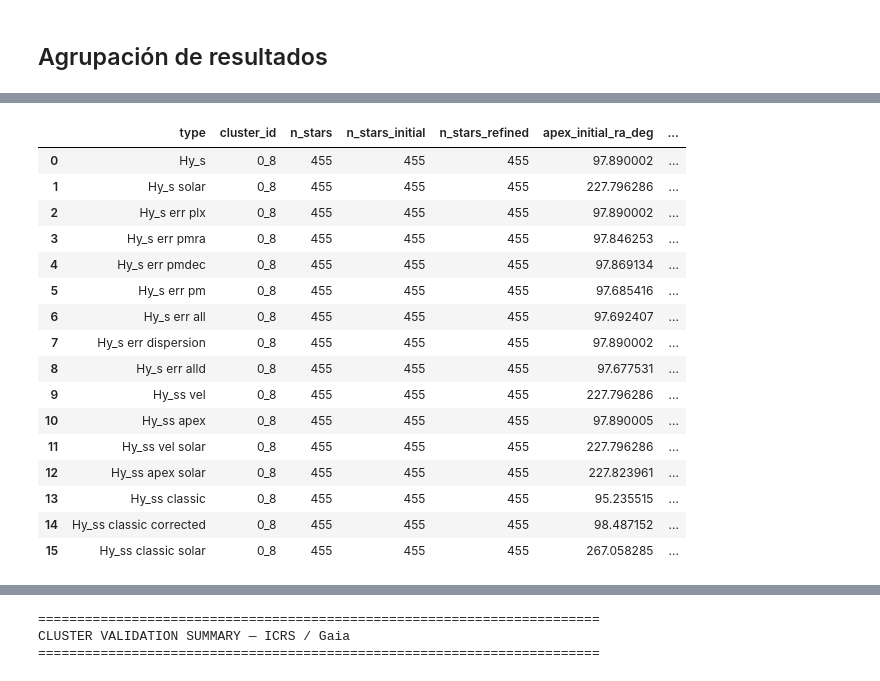
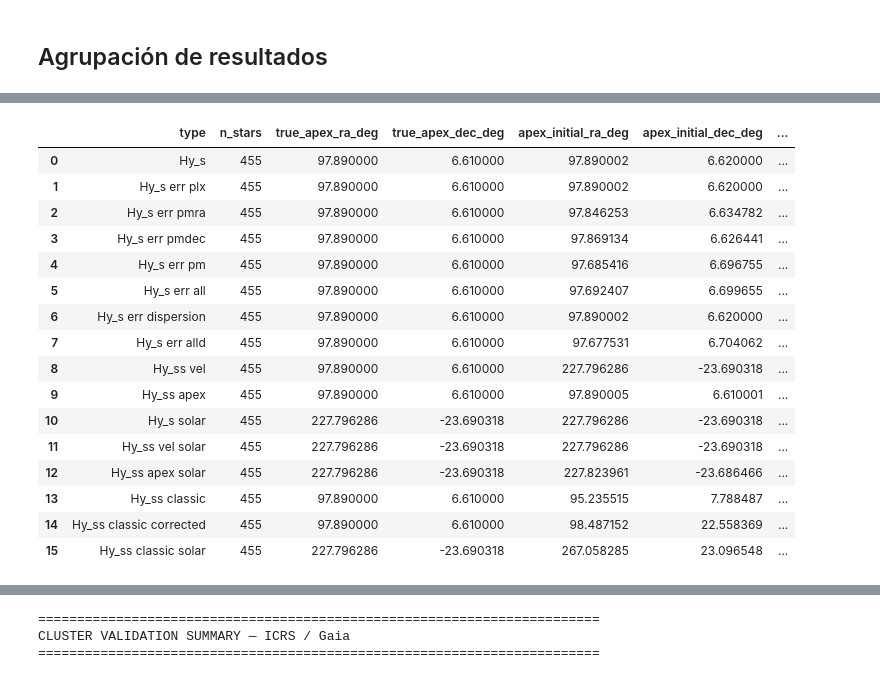
Before and after one commit to nicolasbojacarojas/clusterization_project, a Jupyter notebook: dev/pasantia/simulation_comparison/comparison.ipynb, the cells around one changed output, grey strips where cells are left out. Saved outputs shown, nothing was run; the diff lists cells and outputs as text; code cells hidden in the pictures.

Commit message:
ainclusion de metricas exclusivas para apex

```diff
--- a/dev/pasantia/simulation_comparison/comparison.ipynb
+++ b/dev/pasantia/simulation_comparison/comparison.ipynb
@@ -552,6 +552,8 @@ result_hyades_sintetico = run_cluster_analysis_from_dataframe(
     parallax_col = "parallax",
     cluster_col = "cluster_id",
     weight_fill_value =  1,
+    true_apex_ra_deg=apex_hyades_ra,
+    true_apex_dec_deg=apex_hyades_dec,
 )
 # ejecucion de cálculo de ápex para cúmulo sintético_solar
 result_hyades_sintetico_solar = run_cluster_analysis_from_dataframe(
@@ -565,6 +567,8 @@ result_hyades_sintetico_solar = run_cluster_analysis_from_dataframe(
     parallax_col = "parallax",
     cluster_col = "cluster_id",
     weight_fill_value =  1,
+    true_apex_ra_deg=apex_solar_ra,
+    true_apex_dec_deg=apex_solar_dec,
 )
 # ejecucion de cálculo de ápex para cúmulo sintético_solar
 result_hyades_sintetico_error_parallax = run_cluster_analysis_from_dataframe(
@@ -578,6 +582,8 @@ result_hyades_sintetico_error_parallax = run_cluster_analysis_from_dataframe(
     parallax_col = "parallax",
     cluster_col = "cluster_id",
     weight_fill_value =  1,
+    true_apex_ra_deg=apex_hyades_ra,
+    true_apex_dec_deg=apex_hyades_dec,
 )
 # ejecucion de cálculo de ápex para cúmulo sintético_solar
 result_hyades_sintetico_error_pmra = run_cluster_analysis_from_dataframe(
@@ -591,6 +597,8 @@ result_hyades_sintetico_error_pmra = run_cluster_analysis_from_dataframe(
     parallax_col = "parallax",
     cluster_col = "cluster_id",
     weight_fill_value =  1,
+    true_apex_ra_deg=apex_hyades_ra,
+    true_apex_dec_deg=apex_hyades_dec,
 )
 # ejecucion de cálculo de ápex para cúmulo sintético_solar
 result_hyades_sintetico_error_pmdec = run_cluster_analysis_from_dataframe(
@@ -604,6 +612,8 @@ result_hyades_sintetico_error_pmdec = run_cluster_analysis_from_dataframe(
     parallax_col = "parallax",
     cluster_col = "cluster_id",
     weight_fill_value =  1,
+    true_apex_ra_deg=apex_hyades_ra,
+    true_apex_dec_deg=apex_hyades_dec
 )
 
 result_hyades_sintetico_error_pm = run_cluster_analysis_from_dataframe(
@@ -617,6 +627,8 @@ result_hyades_sintetico_error_pm = run_cluster_analysis_from_dataframe(
     parallax_col = "parallax",
     cluster_col = "cluster_id",
     weight_fill_value =  1,
+    true_apex_ra_deg=apex_hyades_ra,
+    true_apex_dec_deg=apex_hyades_dec
 )
 # ejecucion de cálculo de ápex para cúmulo sintético_solar
 result_hyades_sintetico_error_all = run_cluster_analysis_from_dataframe(
@@ -630,6 +642,8 @@ result_hyades_sintetico_error_all = run_cluster_analysis_from_dataframe(
     parallax_col = "parallax",
     cluster_col = "cluster_id",
     weight_fill_value =  1,
+    true_apex_ra_deg=apex_hyades_ra,
+    true_apex_dec_deg=apex_hyades_dec
 )
 # ejecucion de cálculo de ápex para cúmulo sintético_solar
 result_hyades_sintetico_error_dispersion = run_cluster_analysis_from_dataframe(
@@ -643,6 +657,8 @@ result_hyades_sintetico_error_dispersion = run_cluster_analysis_from_dataframe(
     parallax_col = "parallax",
     cluster_col = "cluster_id",
     weight_fill_value =  1,
+    true_apex_ra_deg=apex_hyades_ra,
+    true_apex_dec_deg=apex_hyades_dec
 )
 
 # ejecucion de cálculo de ápex para cúmulo sintético_solar
@@ -657,6 +673,8 @@ result_hyades_sintetico_error_alld = run_cluster_analysis_from_dataframe(
     parallax_col = "parallax",
     cluster_col = "cluster_id",
     weight_fill_value =  1,
+    true_apex_ra_deg=apex_hyades_ra,
+    true_apex_dec_deg=apex_hyades_dec,
 )
 # %% [markdown]
 ## Generación de resultados semi-sintéticos
@@ -673,6 +691,8 @@ result_hyades_semisintetico_velocidad = run_cluster_analysis_from_dataframe(
     parallax_col = "parallax_corrected",
     cluster_col = "cluster_id",
     weight_fill_value =  1,
+    true_apex_ra_deg=apex_hyades_ra,
+    true_apex_dec_deg=apex_hyades_dec,
 )
 # ejecucion de cálculo de ápex para cúmulo sintético_solar
 result_hyades_semisintetico_apex = run_cluster_analysis_from_dataframe(
@@ -686,6 +706,8 @@ result_hyades_semisintetico_apex = run_cluster_analysis_from_dataframe(
     parallax_col = "parallax_corrected",
     cluster_col = "cluster_id",
     weight_fill_value =  1,
+    true_apex_ra_deg=apex_hyades_ra,
+    true_apex_dec_deg=apex_hyades_dec,
 )
 # ejecucion de cálculo de ápex para cúmulo sintético_solar
 result_hyades_semisintetico_velocidad_solar = run_cluster_analysis_from_dataframe(
@@ -699,6 +721,8 @@ result_hyades_semisintetico_velocidad_solar = run_cluster_analysis_from_datafram
     parallax_col = "parallax_corrected",
     cluster_col = "cluster_id",
     weight_fill_value =  1,
+    true_apex_ra_deg=apex_solar_ra,
+    true_apex_dec_deg=apex_solar_dec
 )
 # ejecucion de cálculo de ápex para cúmulo sintético_solar
 result_hyades_semisintetico_apex_solar = run_cluster_analysis_from_dataframe(
@@ -712,6 +736,8 @@ result_hyades_semisintetico_apex_solar = run_cluster_analysis_from_dataframe(
     parallax_col = "parallax_corrected",
     cluster_col = "cluster_id",
     weight_fill_value =  1,
+    true_apex_ra_deg=apex_solar_ra,
+    true_apex_dec_deg=apex_solar_dec,
 )
 # ejecucion sobre caso clásico hyades
 result_hyades_classic = run_cluster_analysis_from_dataframe(
@@ -725,6 +751,8 @@ result_hyades_classic = run_cluster_analysis_from_dataframe(
     parallax_col = "parallax_corrected",
     cluster_col = "cluster_id",
     weight_fill_value =  1,
+    true_apex_ra_deg=apex_hyades_ra,
+    true_apex_dec_deg=apex_hyades_dec,
 )
 # ejecucion sobre caso clásico hyades
 result_hyades_classic_corrected = run_cluster_analysis_from_dataframe(
@@ -738,6 +766,8 @@ result_hyades_classic_corrected = run_cluster_analysis_from_dataframe(
     parallax_col = "parallax_corrected",
     cluster_col = "cluster_id",
     weight_fill_value =  1,
+    true_apex_ra_deg=apex_hyades_ra,
+    true_apex_dec_deg=apex_hyades_dec,
 )
 # ejecución sobre caso corregido hyades solar
 cluster_real["peso"] =1/(1-cluster_real["probabilidad"])
@@ -753,6 +783,8 @@ result_hyades_classic_solar = run_cluster_analysis_from_dataframe(
     cluster_col = "cluster_id",
     # weight_fill_value =  1,
     weight_col = "peso",
+    true_apex_ra_deg=apex_solar_ra,
+    true_apex_dec_deg=apex_solar_dec,
 )
 # %% [markdown]
 # Análisis de resultados
@@ -781,30 +833,30 @@ all_results = {
 # %%
 df_results = pd.DataFrame(
     [
         {
             "type": result_name,
             **result_dict,
         }
         for result_name, result_dict in all_results.items()
     ]
 )
 
-df_results
+df_results[["type","n_stars","true_apex_ra_deg","true_apex_dec_deg","apex_initial_ra_deg","apex_initial_dec_deg","apex_initial_axis_error_true_deg","rms_pole_residual_initial_deg"]]
 # %% [output]
-|  | type | cluster_id | n_stars | n_stars_initial | n_stars_refined | apex_initial_ra_deg | ... |
-| 0 | Hy_s | 0_8 | 455 | 455 | 455 | 97.890002 | ... |
-| 1 | Hy_s solar | 0_8 | 455 | 455 | 455 | 227.796286 | ... |
-| 2 | Hy_s err plx | 0_8 | 455 | 455 | 455 | 97.890002 | ... |
-| 3 | Hy_s err pmra | 0_8 | 455 | 455 | 455 | 97.846253 | ... |
-| 4 | Hy_s err pmdec | 0_8 | 455 | 455 | 455 | 97.869134 | ... |
-| 5 | Hy_s err pm | 0_8 | 455 | 455 | 455 | 97.685416 | ... |
-| 6 | Hy_s err all | 0_8 | 455 | 455 | 455 | 97.692407 | ... |
-| 7 | Hy_s err dispersion | 0_8 | 455 | 455 | 455 | 97.890002 | ... |
-| 8 | Hy_s err alld | 0_8 | 455 | 455 | 455 | 97.677531 | ... |
-| 9 | Hy_ss vel | 0_8 | 455 | 455 | 455 | 227.796286 | ... |
-| 10 | Hy_ss apex | 0_8 | 455 | 455 | 455 | 97.890005 | ... |
-| 11 | Hy_ss vel solar | 0_8 | 455 | 455 | 455 | 227.796286 | ... |
-| 12 | Hy_ss apex solar | 0_8 | 455 | 455 | 455 | 227.823961 | ... |
-| 13 | Hy_ss classic | 0_8 | 455 | 455 | 455 | 95.235515 | ... |
-| 14 | Hy_ss classic corrected | 0_8 | 455 | 455 | 455 | 98.487152 | ... |
-| 15 | Hy_ss classic solar | 0_8 | 455 | 455 | 455 | 267.058285 | ... |
+|  | type | n_stars | true_apex_ra_deg | true_apex_dec_deg | apex_initial_ra_deg | apex_initial_dec_deg | ... |
+| 0 | Hy_s | 455 | 97.890000 | 6.610000 | 97.890002 | 6.620000 | ... |
+| 1 | Hy_s err plx | 455 | 97.890000 | 6.610000 | 97.890002 | 6.620000 | ... |
+| 2 | Hy_s err pmra | 455 | 97.890000 | 6.610000 | 97.846253 | 6.634782 | ... |
+| 3 | Hy_s err pmdec | 455 | 97.890000 | 6.610000 | 97.869134 | 6.626441 | ... |
+| 4 | Hy_s err pm | 455 | 97.890000 | 6.610000 | 97.685416 | 6.696755 | ... |
+| 5 | Hy_s err all | 455 | 97.890000 | 6.610000 | 97.692407 | 6.699655 | ... |
+| 6 | Hy_s err dispersion | 455 | 97.890000 | 6.610000 | 97.890002 | 6.620000 | ... |
+| 7 | Hy_s err alld | 455 | 97.890000 | 6.610000 | 97.677531 | 6.704062 | ... |
+| 8 | Hy_ss vel | 455 | 97.890000 | 6.610000 | 227.796286 | -23.690318 | ... |
+| 9 | Hy_ss apex | 455 | 97.890000 | 6.610000 | 97.890005 | 6.610001 | ... |
+| 10 | Hy_s solar | 455 | 227.796286 | -23.690318 | 227.796286 | -23.690318 | ... |
+| 11 | Hy_ss vel solar | 455 | 227.796286 | -23.690318 | 227.796286 | -23.690318 | ... |
+| 12 | Hy_ss apex solar | 455 | 227.796286 | -23.690318 | 227.823961 | -23.686466 | ... |
+| 13 | Hy_ss classic | 455 | 97.890000 | 6.610000 | 95.235515 | 7.788487 | ... |
+| 14 | Hy_ss classic corrected | 455 | 97.890000 | 6.610000 | 98.487152 | 22.558369 | ... |
+| 15 | Hy_ss classic solar | 455 | 227.796286 | -23.690318 | 267.058285 | 23.096548 | ... |
```
Also changed, not shown: parts of 5 cells of this notebook, 6 other files.
